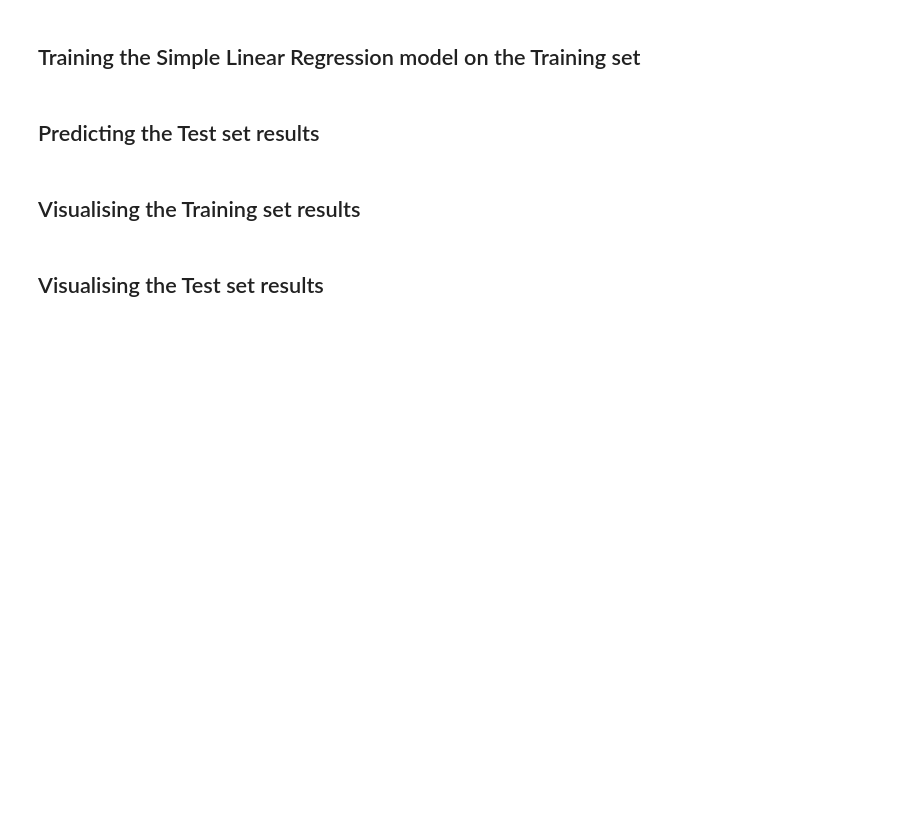
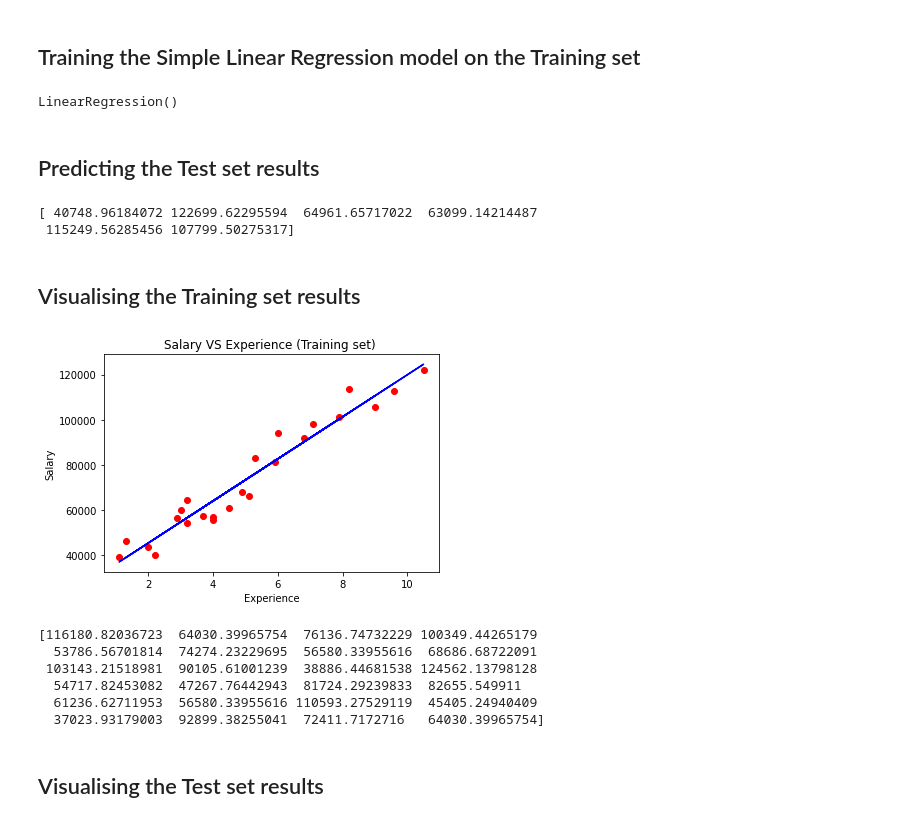
Before and after one commit to ShubhGupta2004/mlLearning, a Jupyter notebook: Copy_of_simple_linear_regression.ipynb, the cells around one changed output. Saved outputs shown, nothing was run; the diff lists cells and outputs as text; code cells hidden in the pictures; blank space fills up the shorter version.

Commit message:
more on linear reggression

```diff
--- a/Copy_of_simple_linear_regression.ipynb
+++ b/Copy_of_simple_linear_regression.ipynb
@@ -62,5 +62,13 @@ print(yTrain)
  105582.  43525.  39343.  98273.  67938.  56957.]
 # %% [markdown]
 ## Training the Simple Linear Regression model on the Training set
+# %%
+from sklearn.linear_model import LinearRegression
+
+#diffrence between regrresion and classsfication
+regrssor = LinearRegression()
+regrssor.fit(xTrain,yTrain)
+# %% [output]
+LinearRegression()
 # %% [markdown]
 ## Predicting the Test set results
@@ -67,4 +77,28 @@ print(yTrain)
+# %%
+print(yPred)
+# %% [output]
+[ 40748.96184072 122699.62295594  64961.65717022  63099.14214487
+ 115249.56285456 107799.50275317]
 # %% [markdown]
 ## Visualising the Training set results
+# %%
+plt.scatter(xTrain,yTrain,color='red')
+xTrainPred = regrssor.predict(xTrain)
+plt.plot(xTrain,xTrainPred,color='blue')
+plt.title('Salary VS Experience (Training set) ')
+plt.ylabel('Salary')
+plt.xlabel('Experience')
+plt.show()
+# %% [output]
+[figure, added]
+# %%
+print(xTrainPred)
+# %% [output]
+[116180.82036723  64030.39965754  76136.74732229 100349.44265179
+  53786.56701814  74274.23229695  56580.33955616  68686.68722091
+ 103143.21518981  90105.61001239  38886.44681538 124562.13798128
+  54717.82453082  47267.76442943  81724.29239833  82655.549911
+  61236.62711953  56580.33955616 110593.27529119  45405.24940409
+  37023.93179003  92899.38255041  72411.7172716   64030.39965754]
 # %% [markdown]
 ## Visualising the Test set results
```
Also changed, not shown: parts of 7 cells of this notebook.
